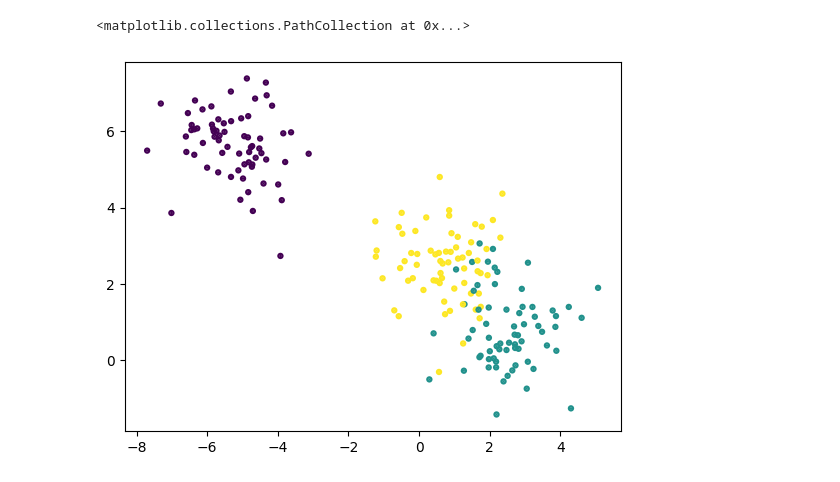
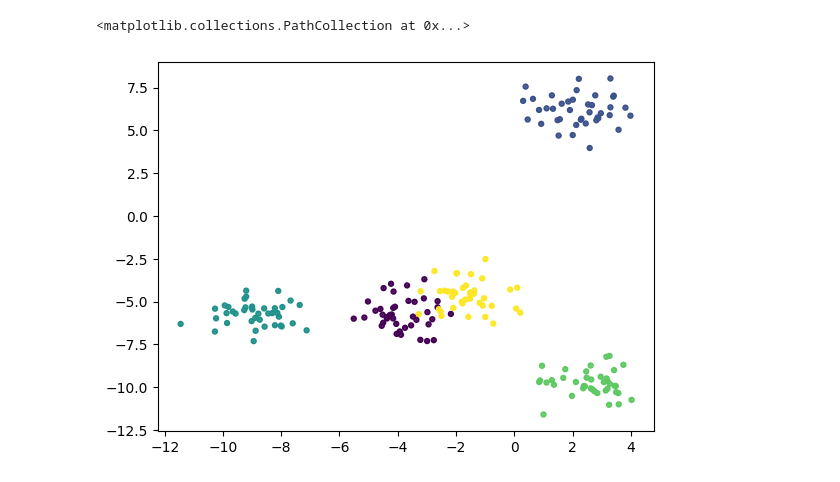
Before and after one commit to kaleabyared/Unsupervised_Learning, a Jupyter notebook: notebooks/kmeans_4.ipynb, the cells around one changed output. Saved outputs shown, nothing was run; the diff lists cells and outputs as text; code cells hidden in the pictures.

```diff
--- a/notebooks/kmeans_4.ipynb
+++ b/notebooks/kmeans_4.ipynb
@@ -8,7 +15,9 @@ from sklearn.cluster import KMeans
 # %%
-data = make_blobs(n_samples=200, n_features=2, centers=3, cluster_std=.9, )
+k = 5
+
+data = make_blobs(n_samples=200, n_features=2, centers=k, cluster_std=.9, )
 plt.scatter(data[0][:,0], data[0][:,1], c=data[1], cmap='viridis', marker=".", s=10, linewidths=3)
 # %% [output]
 <matplotlib.collections.PathCollection at 0x...>
-[figure, old version]
+[figure, new version]
 # %%
```
Also changed, not shown: parts of 11 cells of this notebook, 1 other file.
